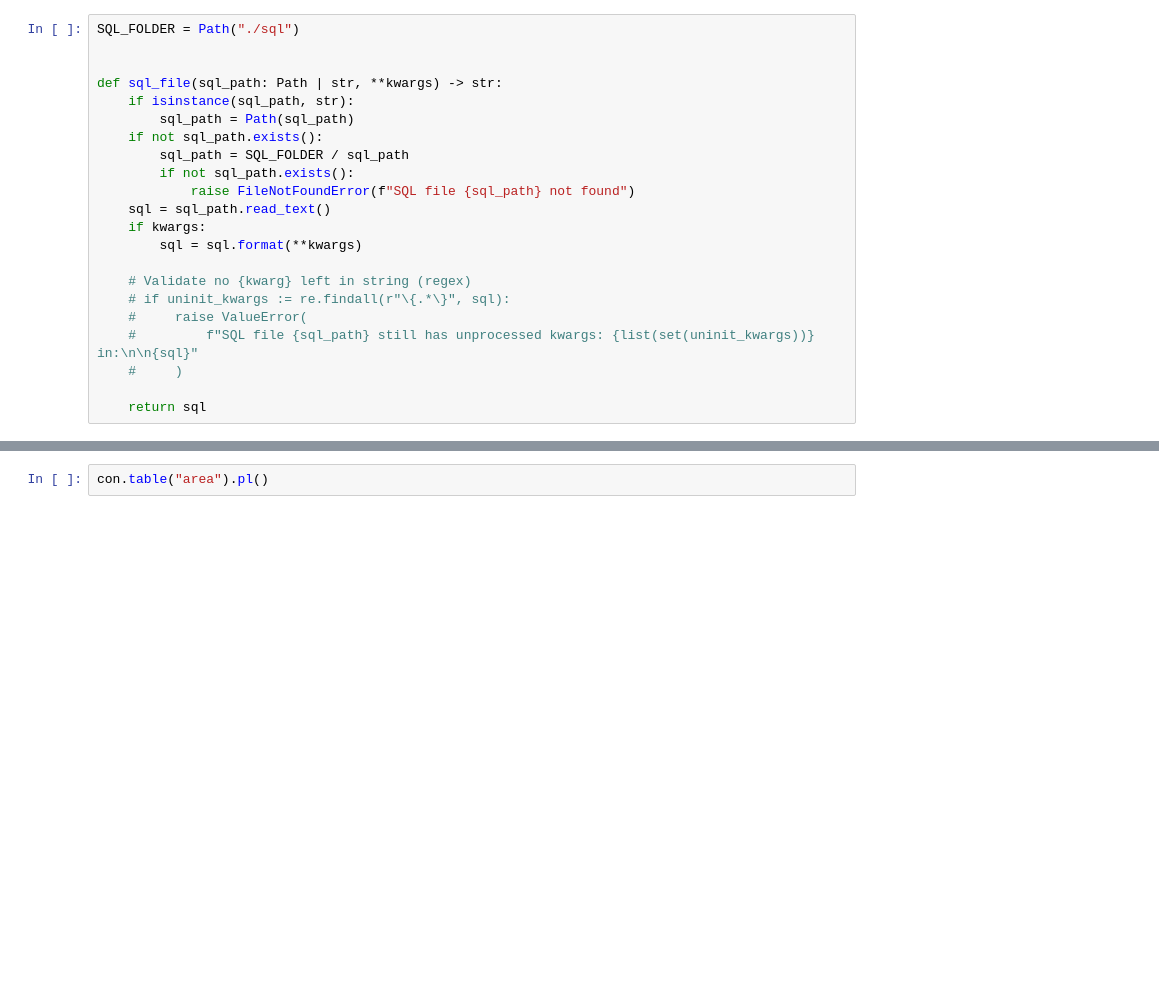
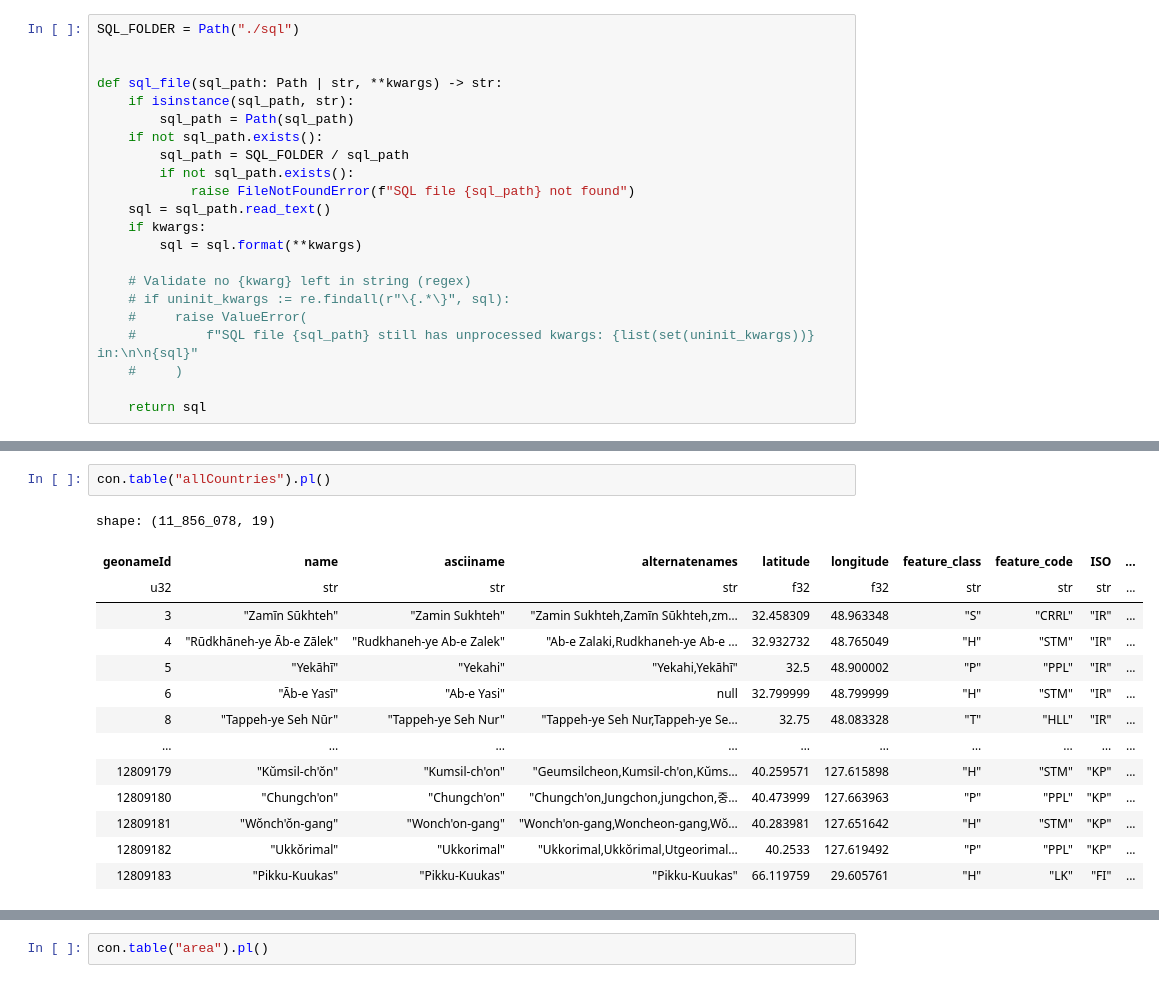
Before and after one commit to SamBroomy/heisenberg, a Jupyter notebook: test.ipynb, the cells around one changed output, grey strips where cells are left out. Saved outputs shown, nothing was run; the diff lists cells and outputs as text; blank space fills up the shorter version.

```diff
--- a/test.ipynb
+++ b/test.ipynb
@@ -1120,0 +410,17 @@ shape: (0, 1)
+# %%
+con.table("allCountries").pl()
+# %% [output]
+shape: (11_856_078, 19)
+| geonameId | name | asciiname | alternatenames | latitude | longitude | feature_class | feature_code | ISO | ... |
+| u32 | str | str | str | f32 | f32 | str | str | str | ... |
+| 3 | "Zamīn Sūkhteh" | "Zamin Sukhteh" | "Zamin Sukhteh,Zamīn Sūkhteh,zm… | 32.458309 | 48.963348 | "S" | "CRRL" | "IR" | ... |
+| 4 | "Rūdkhāneh-ye Āb-e Zālek" | "Rudkhaneh-ye Ab-e Zalek" | "Ab-e Zalaki,Rudkhaneh-ye Ab-e … | 32.932732 | 48.765049 | "H" | "STM" | "IR" | ... |
+| 5 | "Yekāhī" | "Yekahi" | "Yekahi,Yekāhī" | 32.5 | 48.900002 | "P" | "PPL" | "IR" | ... |
+| 6 | "Āb-e Yasī" | "Ab-e Yasi" | null | 32.799999 | 48.799999 | "H" | "STM" | "IR" | ... |
+| 8 | "Tappeh-ye Seh Nūr" | "Tappeh-ye Seh Nur" | "Tappeh-ye Seh Nur,Tappeh-ye Se… | 32.75 | 48.083328 | "T" | "HLL" | "IR" | ... |
+| … | … | … | … | … | … | … | … | … | ... |
+| 12809179 | "Kŭmsil-ch'ŏn" | "Kumsil-ch'on" | "Geumsilcheon,Kumsil-ch'on,Kŭms… | 40.259571 | 127.615898 | "H" | "STM" | "KP" | ... |
+| 12809180 | "Chungch'on" | "Chungch'on" | "Chungch'on,Jungchon,jungchon,중… | 40.473999 | 127.663963 | "P" | "PPL" | "KP" | ... |
+| 12809181 | "Wŏnch'ŏn-gang" | "Wonch'on-gang" | "Wonch'on-gang,Woncheon-gang,Wŏ… | 40.283981 | 127.651642 | "H" | "STM" | "KP" | ... |
+| 12809182 | "Ukkŏrimal" | "Ukkorimal" | "Ukkorimal,Ukkŏrimal,Utgeorimal… | 40.2533 | 127.619492 | "P" | "PPL" | "KP" | ... |
+| 12809183 | "Pikku-Kuukas" | "Pikku-Kuukas" | "Pikku-Kuukas" | 66.119759 | 29.605761 | "H" | "LK" | "FI" | ... |
```
Also changed, not shown: parts of 64 cells of this notebook, 3 other files.
